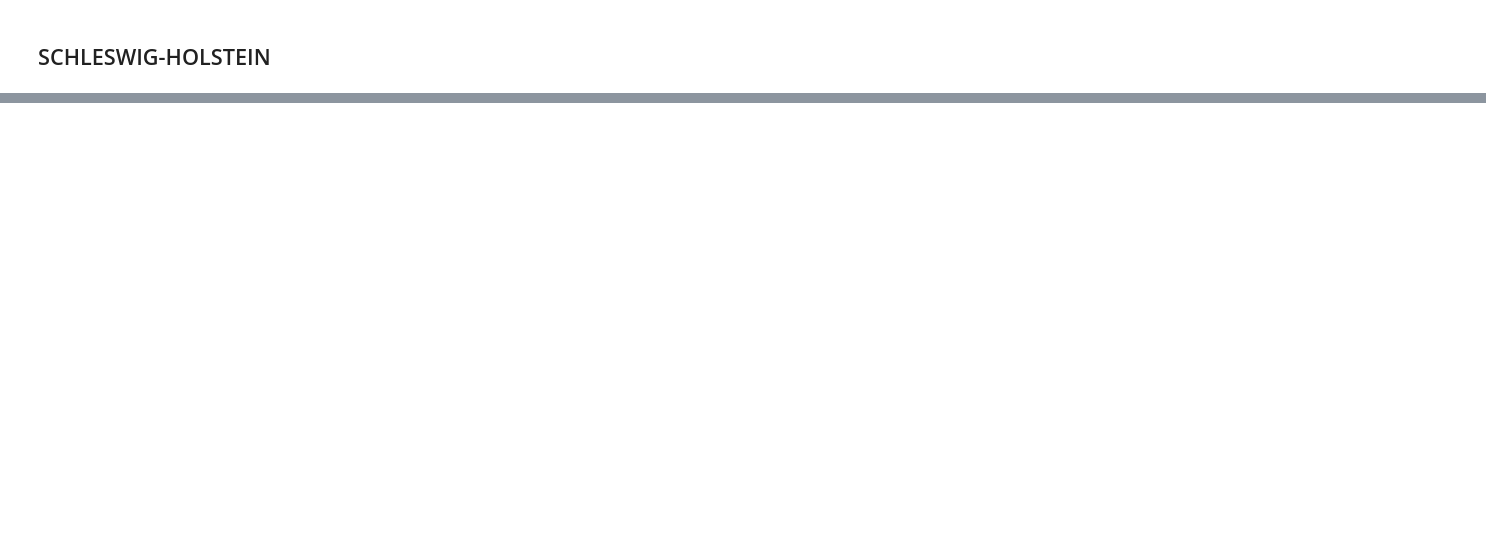
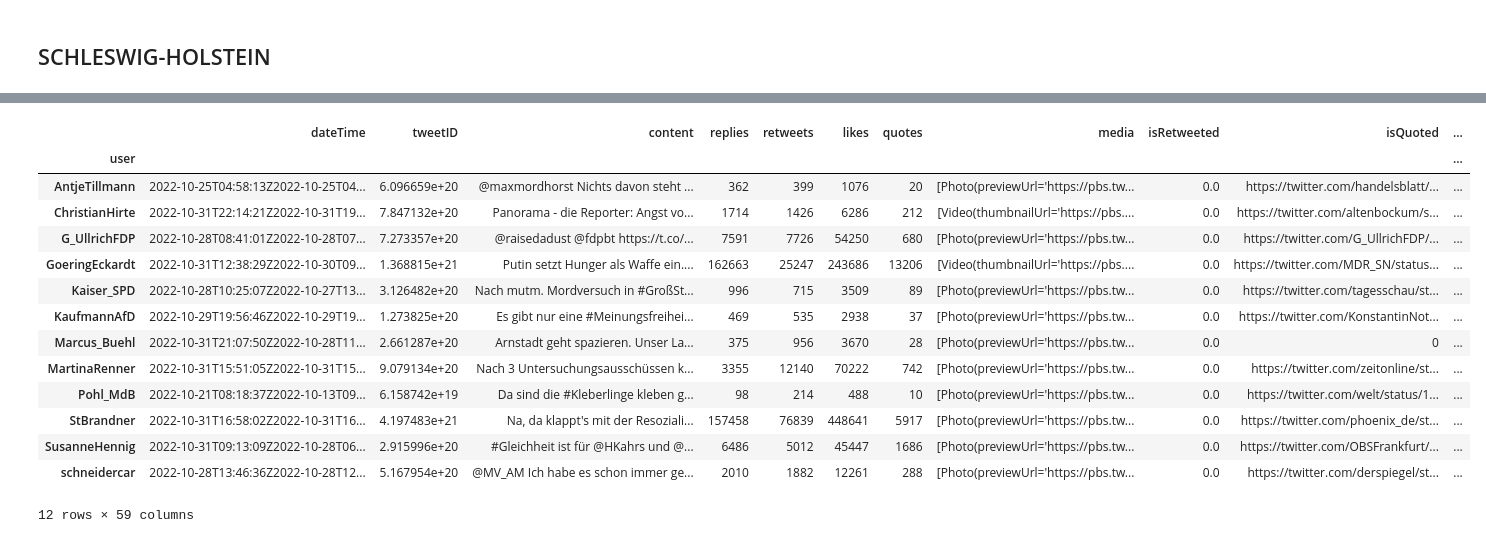
Before and after one commit to FWisniewski44/polResp-css, a Jupyter notebook: 036_politikerLaender.ipynb, the cells around one changed output, grey strips where cells are left out. Drawn from its saved outputs; the diff is of its cells as text; code cells hidden in the pictures; blank space fills up the shorter version.

```diff
--- a/036_politikerLaender.ipynb
+++ b/036_politikerLaender.ipynb
@@ -1975,0 +1895,23 @@ categPolSchleswig = {
+# %%
+polThüringen = polThüringen.drop(columns='...1')
+# %%
+matrixThüringen = vectorizer.fit_transform(polThüringen.text.astype('U'), )
+words_df_thüringen = pd.DataFrame(matrixThüringen.toarray(), columns = vectorizer.get_feature_names_out())
+
+#########################################################
+
+# Group the terms by category, then loop through each category
+for category_name, rows in termsThemenliste.groupby('category'):
+    # Convert the terms for that category into a simple list
+    # for example, ['student', 'educ', 'teacher']
+    terms = list(rows['term'])
+    print(f"Topic: {category_name} \nWorte: {terms} \n")
+
+    # words_df[terms]  -> die einzelnen bestandteile der categories (also die wörter der topics)
+    # .any(axis=1) -> prüfen, ob irgendeines von den wörtern != 0
+    # .astype(int) macht aus True bzw. False einen binären atomic vector
+    # df[category_name] -> wird dann zu dem jeweiligen df als variable "category_name" zugewiesen
+    polThüringen[category_name] = words_df_thüringen[terms].any(axis=1).astype(int)
+    #politiker[category_name] = politiker[category_name].fillna(0)
+    #politiker[category_name] = politiker[category_name].astype(int)
+    #digitale[category_name] = digitale[category_name].astype('Int64', errors='ignore')
@@ -1975,0 +1953,18 @@ categPolSchleswig = {
+# %%
+polThüringen.groupby('user', ).sum()
+# %% [output]
+|  | dateTime | tweetID | content | replies | retweets | likes | quotes | media | isRetweeted | isQuoted | ... |
+| user |  |  |  |  |  |  |  |  |  |  | ... |
+| AntjeTillmann | 2022-10-25T04:58:13Z2022-10-25T04... | 6.096659e+20 | @maxmordhorst Nichts davon steht ... | 362 | 399 | 1076 | 20 | [Photo(previewUrl='https://pbs.tw... | 0.0 | https://twitter.com/handelsblatt/... | ... |
+| ChristianHirte | 2022-10-31T22:14:21Z2022-10-31T19... | 7.847132e+20 | Panorama - die Reporter: Angst vo... | 1714 | 1426 | 6286 | 212 | [Video(thumbnailUrl='https://pbs.... | 0.0 | https://twitter.com/altenbockum/s... | ... |
+| G_UllrichFDP | 2022-10-28T08:41:01Z2022-10-28T07... | 7.273357e+20 | @raisedadust @fdpbt https://t.co/... | 7591 | 7726 | 54250 | 680 | [Photo(previewUrl='https://pbs.tw... | 0.0 | https://twitter.com/G_UllrichFDP/... | ... |
+| GoeringEckardt | 2022-10-31T12:38:29Z2022-10-30T09... | 1.368815e+21 | Putin setzt Hunger als Waffe ein.... | 162663 | 25247 | 243686 | 13206 | [Video(thumbnailUrl='https://pbs.... | 0.0 | https://twitter.com/MDR_SN/status... | ... |
+| Kaiser_SPD | 2022-10-28T10:25:07Z2022-10-27T13... | 3.126482e+20 | Nach mutm. Mordversuch in #GroßSt... | 996 | 715 | 3509 | 89 | [Photo(previewUrl='https://pbs.tw... | 0.0 | https://twitter.com/tagesschau/st... | ... |
+| KaufmannAfD | 2022-10-29T19:56:46Z2022-10-29T19... | 1.273825e+20 | Es gibt nur eine #Meinungsfreihei... | 469 | 535 | 2938 | 37 | [Photo(previewUrl='https://pbs.tw... | 0.0 | https://twitter.com/KonstantinNot... | ... |
+| Marcus_Buehl | 2022-10-31T21:07:50Z2022-10-28T11... | 2.661287e+20 | Arnstadt geht spazieren. Unser La... | 375 | 956 | 3670 | 28 | [Photo(previewUrl='https://pbs.tw... | 0.0 | 0 | ... |
+| MartinaRenner | 2022-10-31T15:51:05Z2022-10-31T15... | 9.079134e+20 | Nach 3 Untersuchungsausschüssen k... | 3355 | 12140 | 70222 | 742 | [Photo(previewUrl='https://pbs.tw... | 0.0 | https://twitter.com/zeitonline/st... | ... |
+| Pohl_MdB | 2022-10-21T08:18:37Z2022-10-13T09... | 6.158742e+19 | Da sind die #Kleberlinge kleben g... | 98 | 214 | 488 | 10 | [Photo(previewUrl='https://pbs.tw... | 0.0 | https://twitter.com/welt/status/1... | ... |
+| StBrandner | 2022-10-31T16:58:02Z2022-10-31T16... | 4.197483e+21 | Na, da klappt's mit der Resoziali... | 157458 | 76839 | 448641 | 5917 | [Photo(previewUrl='https://pbs.tw... | 0.0 | https://twitter.com/phoenix_de/st... | ... |
+| SusanneHennig | 2022-10-31T09:13:09Z2022-10-28T06... | 2.915996e+20 | #Gleichheit ist für @HKahrs und @... | 6486 | 5012 | 45447 | 1686 | [Photo(previewUrl='https://pbs.tw... | 0.0 | https://twitter.com/OBSFrankfurt/... | ... |
+| schneidercar | 2022-10-28T13:46:36Z2022-10-28T12... | 5.167954e+20 | @MV_AM Ich habe es schon immer ge... | 2010 | 1882 | 12261 | 288 | [Photo(previewUrl='https://pbs.tw... | 0.0 | https://twitter.com/derspiegel/st... | ... |
+12 rows × 59 columns
```
Also changed, not shown: parts of 74 cells of this notebook, 4 other files.
